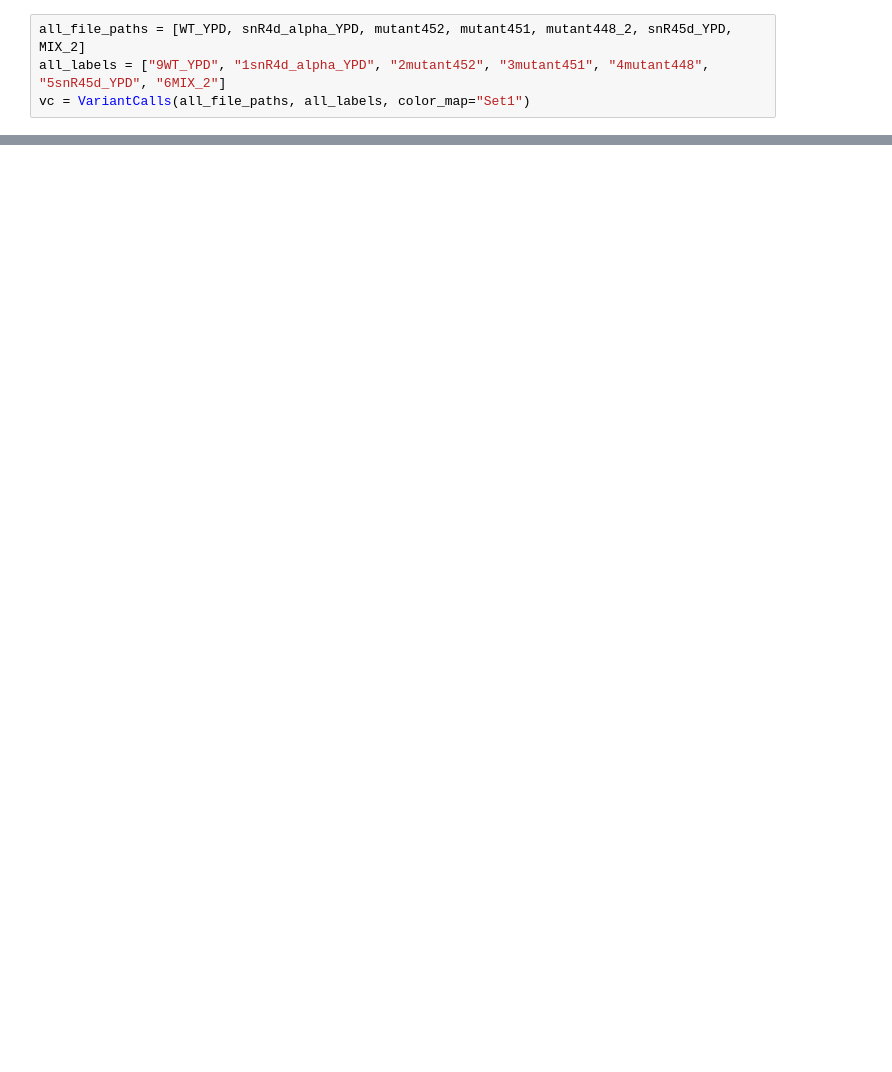
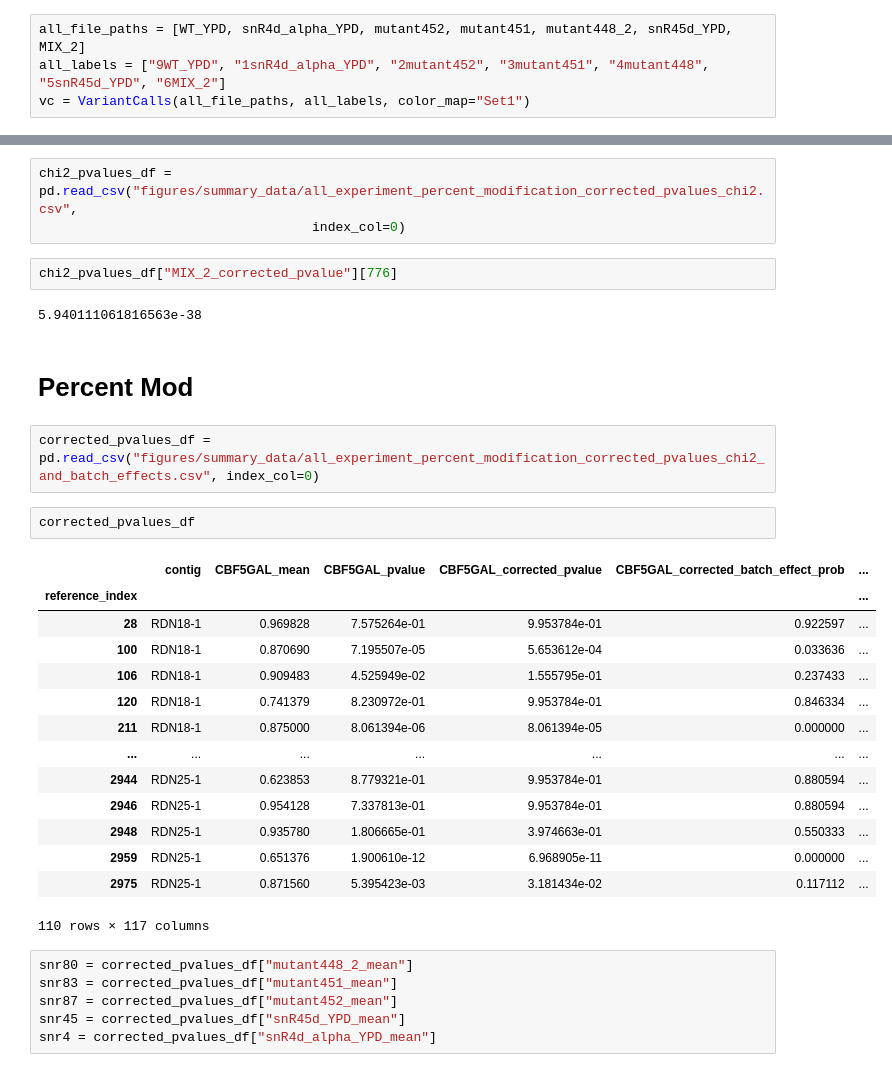
Before and after one commit to adbailey4/yeast_rrna_modification_detection, a Jupyter notebook: notebooks/sno_rna_knockouts.ipynb, the cells around one changed output, grey strips where cells are left out. Drawn from its saved outputs; the diff is of its cells as text; blank space fills up the shorter version.

```diff
--- a/notebooks/sno_rna_knockouts.ipynb
+++ b/notebooks/sno_rna_knockouts.ipynb
@@ -209,0 +279,34 @@ print(wt_25[775] - mix_25[775])
+# %%
+chi2_pvalues_df = pd.read_csv("figures/summary_data/all_experiment_percent_modification_corrected_pvalues_chi2.csv",
+                                   index_col=0)
+# %%
+chi2_pvalues_df["MIX_2_corrected_pvalue"][776]
+# %% [output]
+5.940111061816563e-38
+# %% [markdown]
+# Percent Mod
+# %%
+corrected_pvalues_df = pd.read_csv("figures/summary_data/all_experiment_percent_modification_corrected_pvalues_chi2_and_batch_effects.csv", index_col=0)
+# %%
+corrected_pvalues_df
+# %% [output]
+|  | contig | CBF5GAL_mean | CBF5GAL_pvalue | CBF5GAL_corrected_pvalue | CBF5GAL_corrected_batch_effect_prob | ... |
+| reference_index |  |  |  |  |  | ... |
+| 28 | RDN18-1 | 0.969828 | 7.575264e-01 | 9.953784e-01 | 0.922597 | ... |
+| 100 | RDN18-1 | 0.870690 | 7.195507e-05 | 5.653612e-04 | 0.033636 | ... |
+| 106 | RDN18-1 | 0.909483 | 4.525949e-02 | 1.555795e-01 | 0.237433 | ... |
+| 120 | RDN18-1 | 0.741379 | 8.230972e-01 | 9.953784e-01 | 0.846334 | ... |
+| 211 | RDN18-1 | 0.875000 | 8.061394e-06 | 8.061394e-05 | 0.000000 | ... |
+| ... | ... | ... | ... | ... | ... | ... |
+| 2944 | RDN25-1 | 0.623853 | 8.779321e-01 | 9.953784e-01 | 0.880594 | ... |
+| 2946 | RDN25-1 | 0.954128 | 7.337813e-01 | 9.953784e-01 | 0.880594 | ... |
+| 2948 | RDN25-1 | 0.935780 | 1.806665e-01 | 3.974663e-01 | 0.550333 | ... |
+| 2959 | RDN25-1 | 0.651376 | 1.900610e-12 | 6.968905e-11 | 0.000000 | ... |
+| 2975 | RDN25-1 | 0.871560 | 5.395423e-03 | 3.181434e-02 | 0.117112 | ... |
+110 rows × 117 columns
+# %%
+snr80 = corrected_pvalues_df["mutant448_2_mean"]
+snr83 = corrected_pvalues_df["mutant451_mean"]
+snr87 = corrected_pvalues_df["mutant452_mean"]
+snr45 = corrected_pvalues_df["snR45d_YPD_mean"]
+snr4 = corrected_pvalues_df["snR4d_alpha_YPD_mean"]
```
Also changed, not shown: parts of 14 cells of this notebook, 13 other files.
